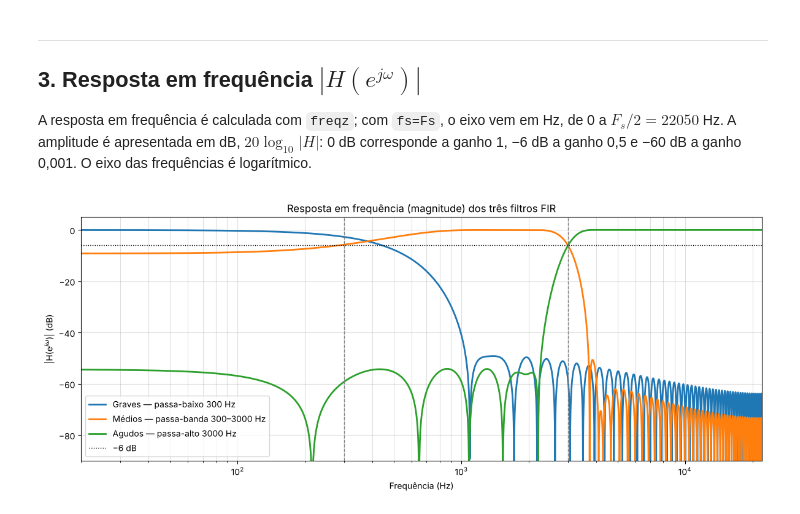
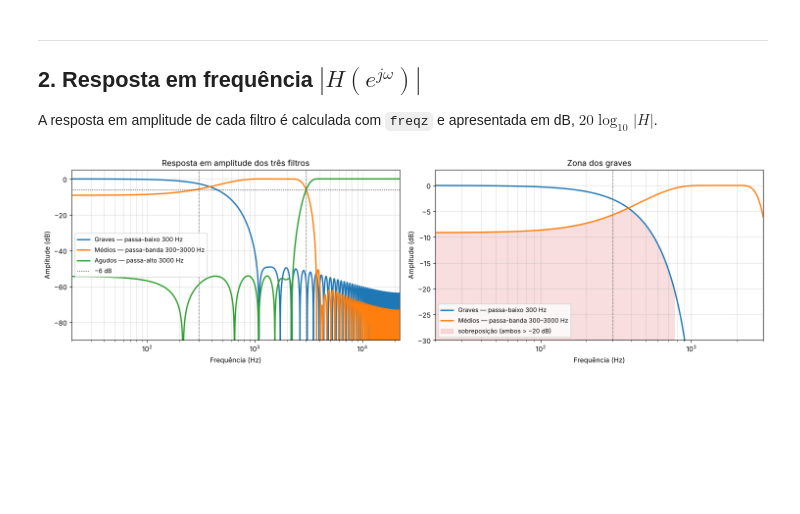
Before and after one commit to TeeVee304/psm-tp1-49774-51811, a Jupyter notebook: parteA/PSM_2627_TP1_ParteA.ipynb, the cells around one changed output. Saved outputs shown, nothing was run; the diff lists cells and outputs as text; code cells hidden in the pictures; blank space fills up the shorter version.

```diff
--- a/parteA/PSM_2627_TP1_ParteA.ipynb
+++ b/parteA/PSM_2627_TP1_ParteA.ipynb
@@ -118,12 +147,0 @@ Num FIR, os coeficientes são a própria resposta impulsional: $h[n] = b_n$.
-# %%
-fig, axs = plt.subplots(1, 3, figsize=(15, 4), sharey=True)
-n = np.arange(L)
-for ax, (h, nome) in zip(axs, FILTROS):
-    ax.stem(n, h, basefmt=' ')
-    ax.axvline(atraso, color='gray', ls='--', lw=1, label=f'centro n = {atraso}')
-    ax.set_title(nome)
-    ax.set_xlabel('n (amostras)')
-    ax.legend(loc='upper right')
-axs[0].set_ylabel('h[n]')
-fig.suptitle('Resposta impulsional dos três filtros FIR (L = 101, janela de Hamming)')
-plt.tight_layout(); plt.show()
@@ -138,21 +148,22 @@ O passa-alto é um impulso menos um passa-baixo de 3000 Hz: tem um pico de 0,86
 # %% [markdown]
 ---
-## 3. Resposta em frequência $|H(e^{j\omega})|$
+## 2. Resposta em frequência $|H(e^{j\omega})|$
 
-A resposta em frequência é calculada com `freqz`; com `fs=Fs`, o eixo vem em Hz, de 0 a $F_s/2 = 22050$ Hz. A amplitude é apresentada em dB, $20\log_{10}|H|$: 0 dB corresponde a ganho 1, −6 dB a ganho 0,5 e −60 dB a ganho 0,001. O eixo das frequências é logarítmico.
+A resposta em amplitude de cada filtro é calculada com `freqz` e apresentada em dB, $20\log_{10}|H|$.
 # %%
-NPTS = 16384
-fig, ax = plt.subplots(figsize=(12, 5))
-for h, nome in FILTROS:
-    f, H = freqz(h, worN=NPTS, fs=Fs)
-    ax.semilogx(f[1:], db(H[1:]), lw=2, label=nome)
-for fc in (fc1, fc2):
-    ax.axvline(fc, color='gray', ls='--', lw=1)
-ax.axhline(-6, color='k', ls=':', lw=1, label='−6 dB')
-ax.set_xlim(20, Fs / 2); ax.set_ylim(-90, 5)
-ax.set_xlabel('Frequência (Hz)'); ax.set_ylabel('|H(e$^{jω}$)| (dB)')
-ax.set_title('Resposta em frequência (magnitude) dos três filtros FIR')
-ax.grid(True, which='both', alpha=0.4); ax.legend(loc='lower left')
+fig, (ax1, ax2) = plt.subplots(1, 2, figsize=(15, 4.5))
+for h, name in FILTERS:
+    ax1.plot(*freq_response_db(h), lw=2, label=name)
+ax1.axhline(-6, color='k', ls=':', lw=1, label='−6 dB')
+format_freq_axis(ax1, 'Resposta em amplitude dos três filtros')
+
+f, Hl = freq_response_db(h_low)
+_, Hm = freq_response_db(h_mid)
+ax2.plot(f, Hl, lw=2, label=FILTERS[0][1])
+ax2.plot(f, Hm, lw=2, label=FILTERS[1][1])
+ax2.fill_between(f, -30, np.minimum(Hl, Hm), where=np.minimum(Hl, Hm) > -20,
+                 color='C3', alpha=0.15, label='sobreposição (ambos > −20 dB)')
+format_freq_axis(ax2, 'Zona dos graves', xlim=(20, 3000), ylim=(-30, 3))
 plt.tight_layout(); plt.show()
 # %% [output]
-[figure, old version]
+[figure, new version]
```
Also changed, not shown: parts of 38 cells of this notebook.
